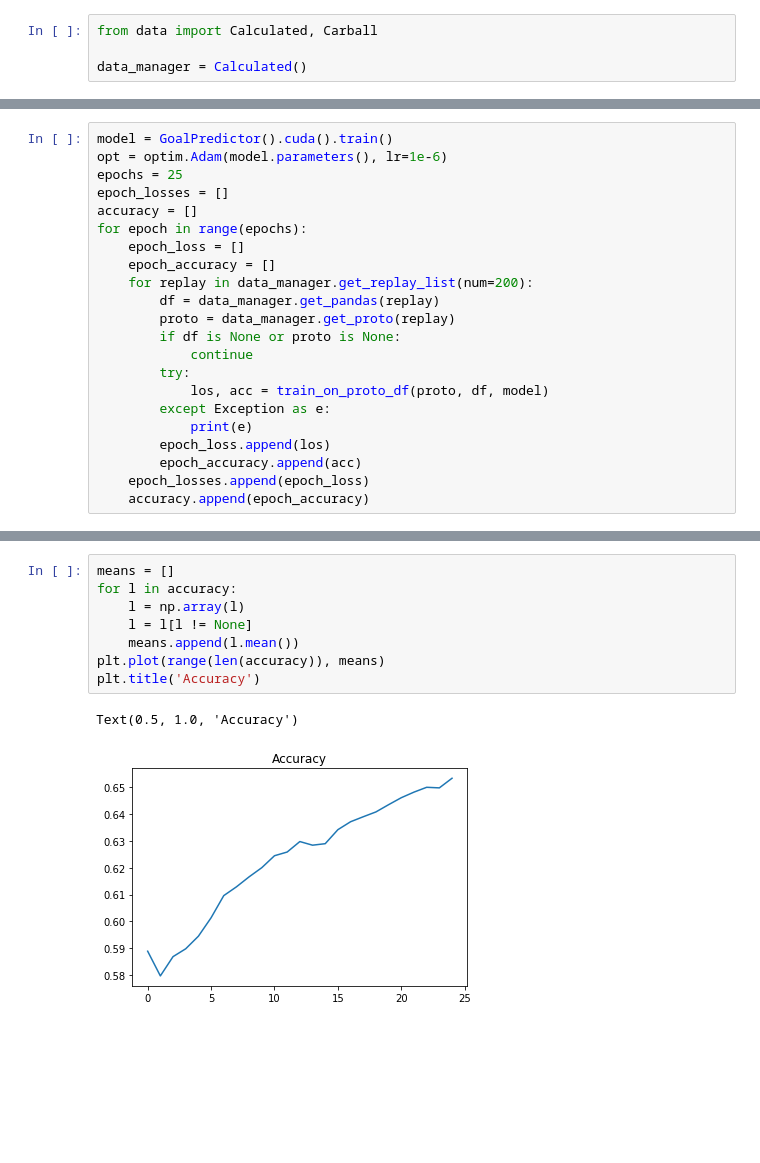
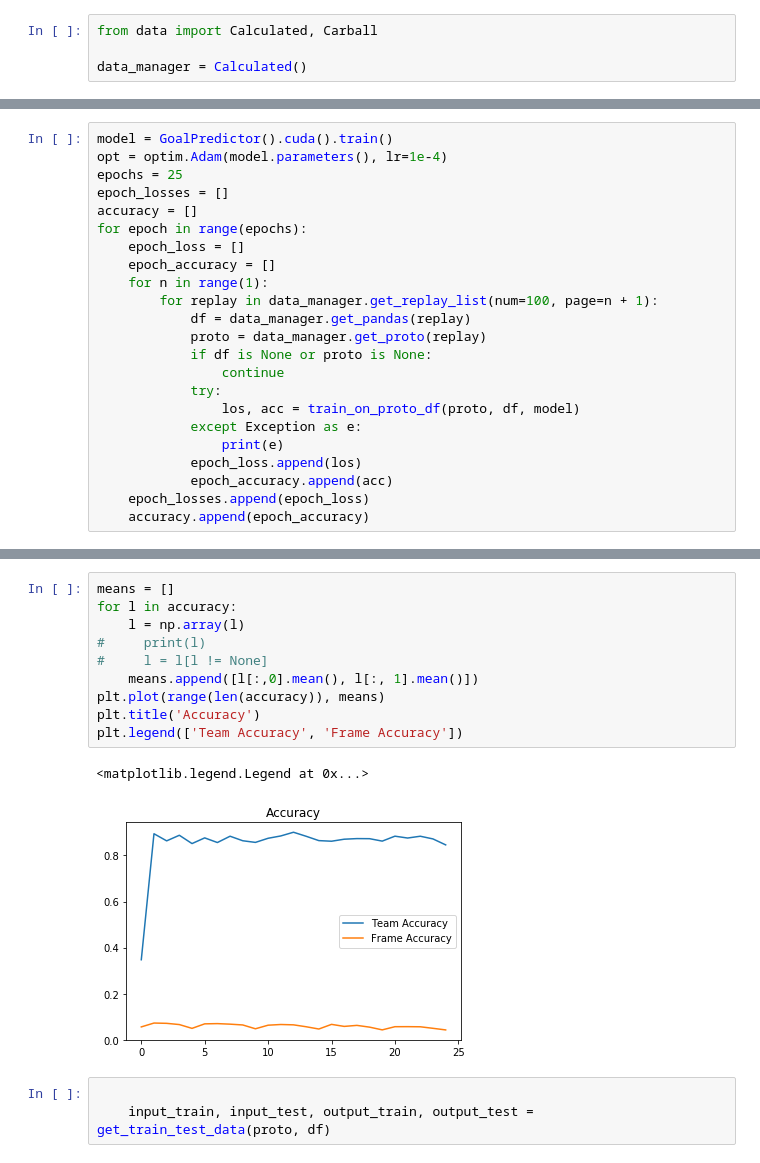
Before and after one commit to SaltieRL/ReplayModels, a Jupyter notebook: goal_predictor.ipynb, the cells around one changed output, grey strips where cells are left out. Saved outputs shown, nothing was run; the diff lists cells and outputs as text; blank space fills up the shorter version.

```diff
--- a/goal_predictor.ipynb
+++ b/goal_predictor.ipynb
@@ -98,23 +110,24 @@ data_manager = Calculated()
 # %%
 model = GoalPredictor().cuda().train()
-opt = optim.Adam(model.parameters(), lr=1e-6)
+opt = optim.Adam(model.parameters(), lr=1e-4)
 epochs = 25
 epoch_losses = []
 accuracy = []
 for epoch in range(epochs):
     epoch_loss = []
     epoch_accuracy = []
-    for replay in data_manager.get_replay_list(num=200):
-        df = data_manager.get_pandas(replay)
-        proto = data_manager.get_proto(replay)
-        if df is None or proto is None:
-            continue
-        try:
-            los, acc = train_on_proto_df(proto, df, model)
-        except Exception as e:
-            print(e)
-        epoch_loss.append(los)
-        epoch_accuracy.append(acc)
+    for n in range(1):
+        for replay in data_manager.get_replay_list(num=100, page=n + 1):
+            df = data_manager.get_pandas(replay)
+            proto = data_manager.get_proto(replay)
+            if df is None or proto is None:
+                continue
+            try:
+                los, acc = train_on_proto_df(proto, df, model)
+            except Exception as e:
+                print(e)
+            epoch_loss.append(los)
+            epoch_accuracy.append(acc)
     epoch_losses.append(epoch_loss)
     accuracy.append(epoch_accuracy)
 # %% [output]
@@ -150,11 +163,16 @@ Text(0.5, 1.0, 'Loss')
 # %%
 means = []
 for l in accuracy:
     l = np.array(l)
-    l = l[l != None]
-    means.append(l.mean())
+#     print(l)
+#     l = l[l != None]
+    means.append([l[:,0].mean(), l[:, 1].mean()])
 plt.plot(range(len(accuracy)), means)
 plt.title('Accuracy')
+plt.legend(['Team Accuracy', 'Frame Accuracy'])
 # %% [output]
-Text(0.5, 1.0, 'Accuracy')
+<matplotlib.legend.Legend at 0x...>
-[figure, old version]
+[figure, new version]
+# %%
+
+    input_train, input_test, output_train, output_test = get_train_test_data(proto, df)
```
Also changed, not shown: parts of 8 cells of this notebook, 2 other files.
